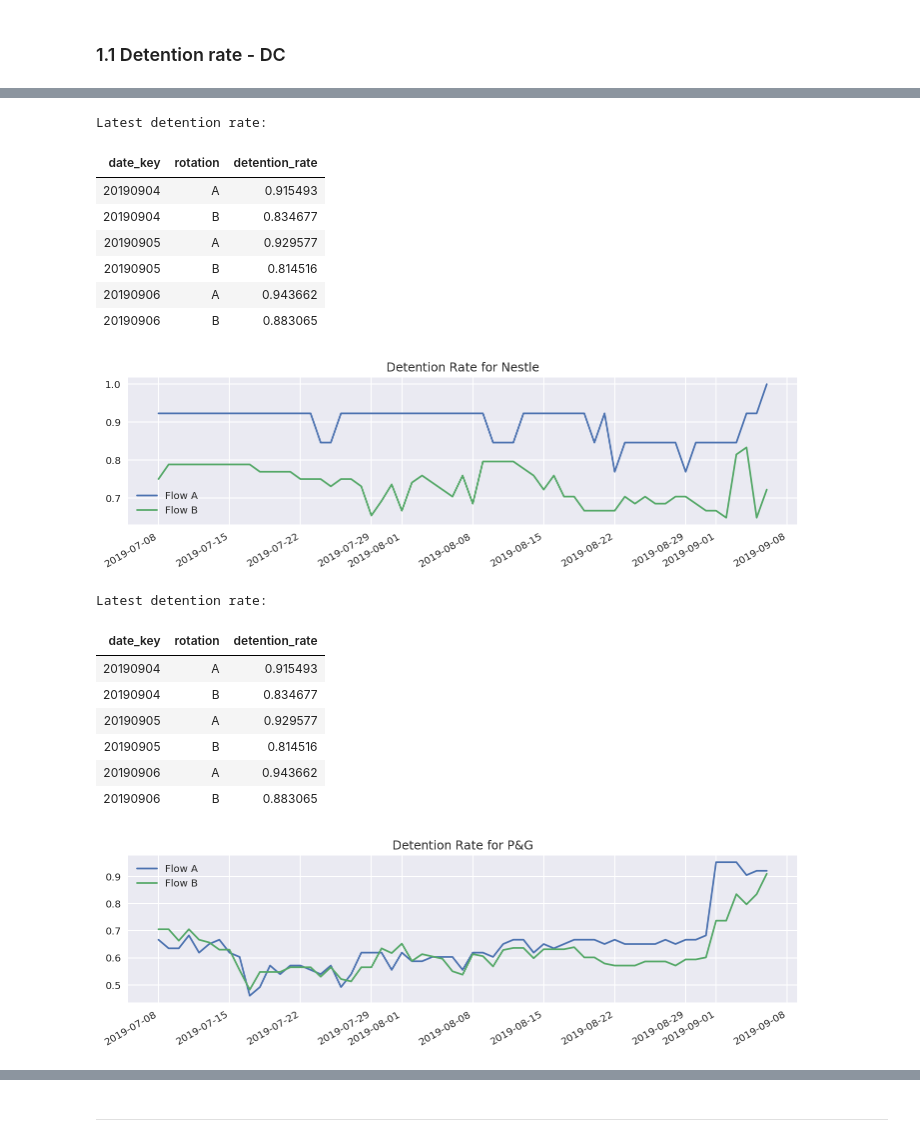
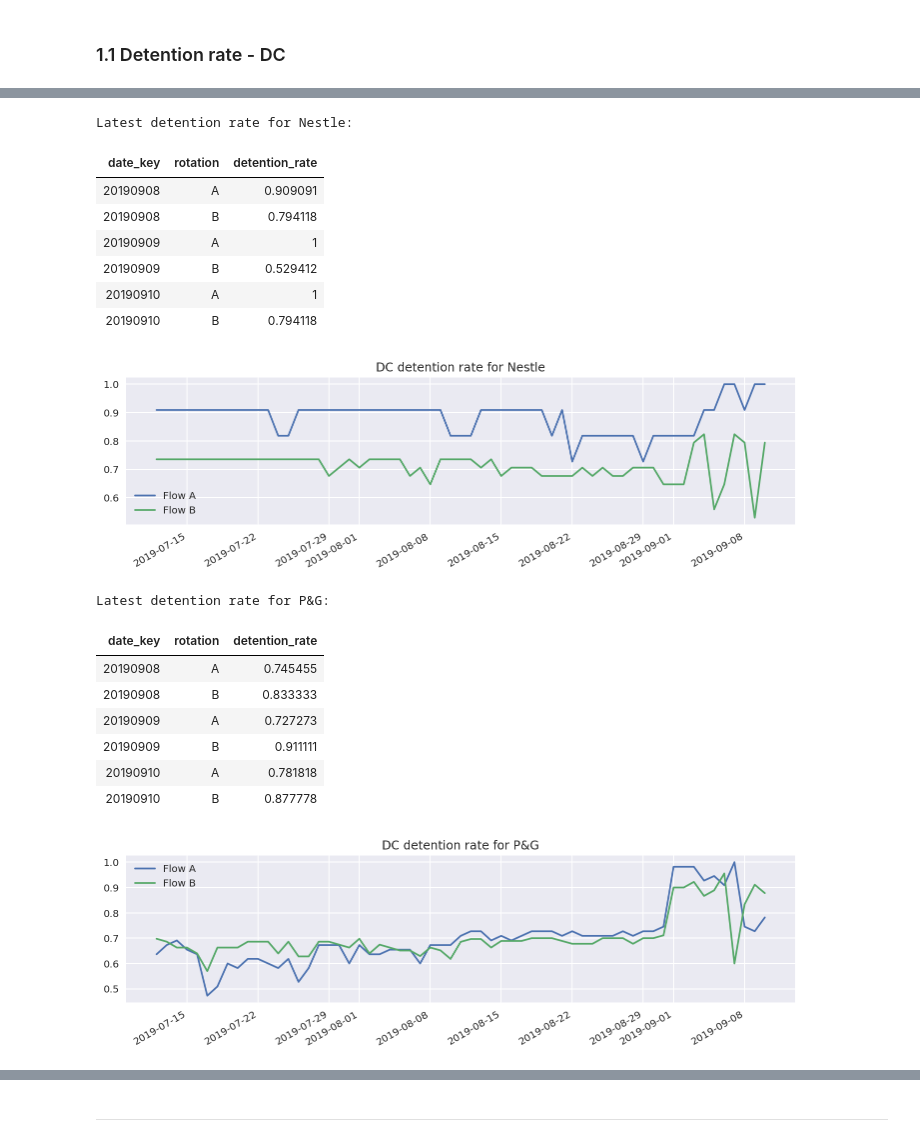
Before and after one commit to PPPPParadise/Carrefour-China-Supply-Chain-Forecast, a Jupyter notebook: workflow_integration/monitor_checks.ipynb, the cells around one changed output, grey strips where cells are left out. Saved outputs shown, nothing was run; the diff lists cells and outputs as text; code cells hidden in the pictures.

```diff
--- a/workflow_integration/monitor_checks.ipynb
+++ b/workflow_integration/monitor_checks.ipynb
@@ -196,17 +162,2 @@ sl_store = read_query_and_fetch(
-# %%
-def plot_detention_dc(df, title):
-    df1 = df.sort_values(by=['rotation', 'date_key']).copy()
-    df1['date_dt'] = pd.to_datetime(df1.date_key, format='%Y%m%d')
-    fig, ax = plt.subplots(figsize=(12, 3))
-    flow_A = df1[df1.rotation == 'A']
-    flow_B = df1[df1.rotation == 'B']
-    ax.plot(flow_A.date_dt, flow_A.detention_rate, label='Flow A')
-    ax.plot(flow_B.date_dt, flow_B.detention_rate, label='Flow B')
-    ax.legend()
-    ax.set_title(title)
-    fig.autofmt_xdate()
-    print(f'Latest detention rate:')
-          # f'flow A {flow_A.iloc[-1, -2]*100:.2f}%, flow B {flow_B.iloc[-1, -2]*100:.2f}%')
-    display(detention_dc[['date_key', 'rotation', 'detention_rate']].tail(6).style.hide_index())
 # %% [markdown]
 ### 1.1 Detention rate - DC
@@ -224,0 +169,24 @@ Latest detention rate:
+# %%
+detention_dc_supplier = spark.sql(get_query(
+    'sql/kpi_detention_rate_dc_supplier.sql',
+    database='vartefact', run_date=STOCK_LEVEL_END
+)).toPandas()
+# %%
+detention_dc_writer = ExcelWriter(record_folder + detention_rate_dc_file)
+# %%
+def plot_detention_dc(df, title):
+    df1 = df.sort_values(by=['rotation', 'date_key']).copy()
+    df1['date_dt'] = pd.to_datetime(df1.date_key, format='%Y%m%d')
+    fig, ax = plt.subplots(figsize=(12, 3))
+    flow_A = df1[df1.rotation == 'A']
+    flow_B = df1[df1.rotation == 'B']
+    ax.plot(flow_A.date_dt, flow_A.detention_rate, label='Flow A')
+    ax.plot(flow_B.date_dt, flow_B.detention_rate, label='Flow B')
+    ax.legend()
+    ax.set_title(f'DC detention rate for {title}')
+    fig.autofmt_xdate()
+
+    print(f'Latest detention rate for {title}:')
+    display(df[['date_key', 'rotation', 'detention_rate']].tail(9).style.hide_index())
+
+    df1.to_excel(detention_dc_writer, sheet_name=title, index=False)
@@ -225,25 +205,25 @@ Latest detention rate:
 # %%
-plot_detention_dc(detention_dc_supplier[detention_dc_supplier['holding_code'] == '002'], 'Detention Rate for Nestle')
+plot_detention_dc(detention_dc_supplier[detention_dc_supplier['holding_code'] == '002'], 'Nestle')
 # %% [output]
-Latest detention rate:
+Latest detention rate for Nestle:
 | date_key | rotation | detention_rate |
-| 20190904 | A | 0.915493 |
-| 20190904 | B | 0.834677 |
-| 20190905 | A | 0.929577 |
-| 20190905 | B | 0.814516 |
-| 20190906 | A | 0.943662 |
-| 20190906 | B | 0.883065 |
+| 20190908 | A | 0.909091 |
+| 20190908 | B | 0.794118 |
+| 20190909 | A | 1 |
+| 20190909 | B | 0.529412 |
+| 20190910 | A | 1 |
+| 20190910 | B | 0.794118 |
-[figure, old version]
+[figure, new version]
 # %%
-plot_detention_dc(detention_dc_supplier[detention_dc_supplier['holding_code'] == '693'], 'Detention Rate for P&G')
+plot_detention_dc(detention_dc_supplier[detention_dc_supplier['holding_code'] == '693'], 'P&G')
 # %% [output]
-Latest detention rate:
+Latest detention rate for P&G:
 | date_key | rotation | detention_rate |
-| 20190904 | A | 0.915493 |
-| 20190904 | B | 0.834677 |
-| 20190905 | A | 0.929577 |
-| 20190905 | B | 0.814516 |
-| 20190906 | A | 0.943662 |
-| 20190906 | B | 0.883065 |
+| 20190908 | A | 0.745455 |
+| 20190908 | B | 0.833333 |
+| 20190909 | A | 0.727273 |
+| 20190909 | B | 0.911111 |
+| 20190910 | A | 0.781818 |
+| 20190910 | B | 0.877778 |
-[figure, old version]
+[figure, new version]
 # %%
```
Also changed, not shown: parts of 78 cells of this notebook, 14 other files.
